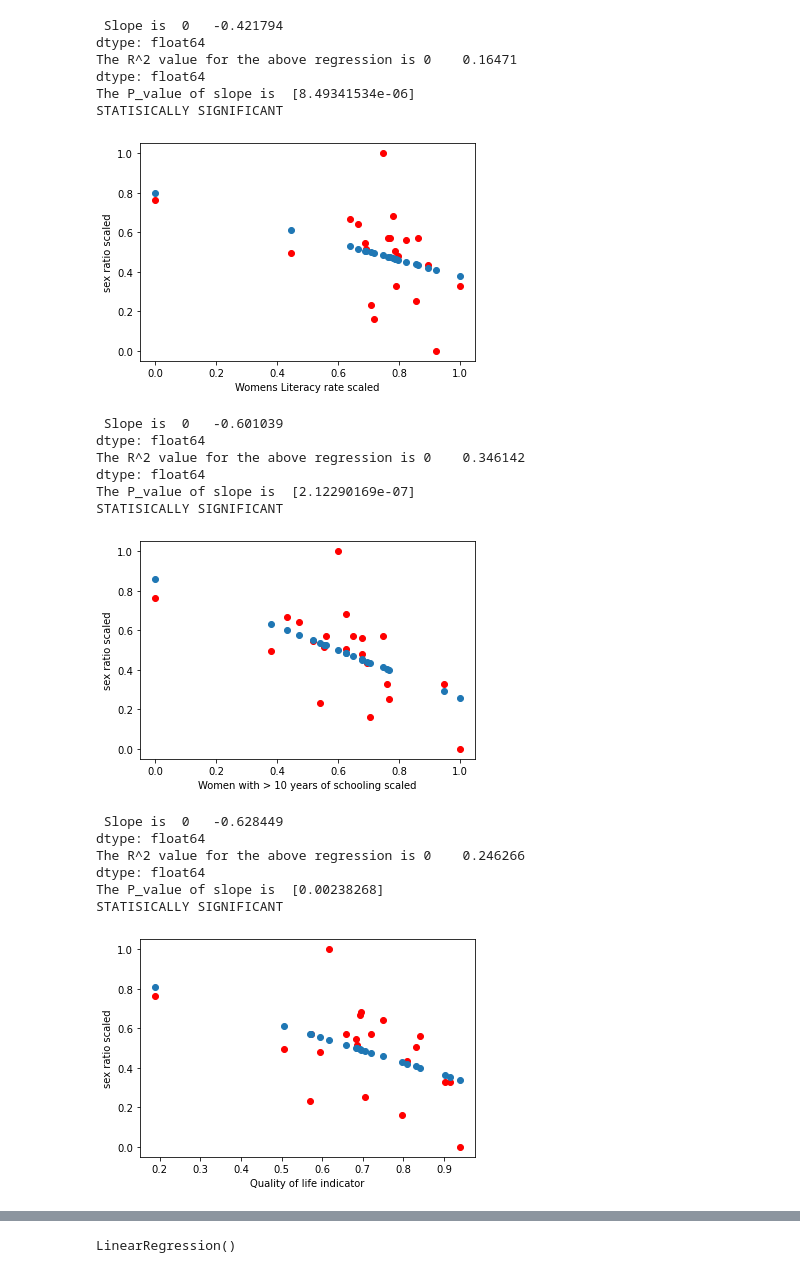
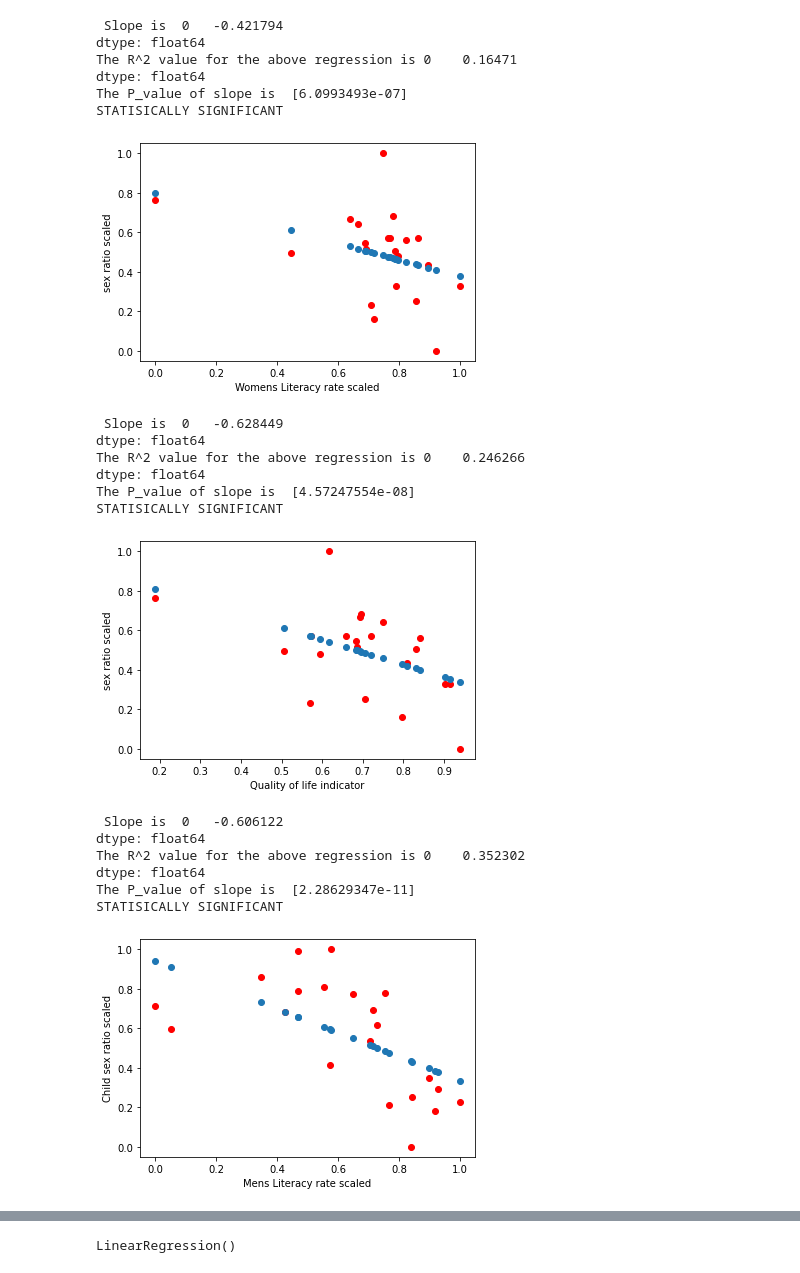
Before and after one commit to ML-NOOB/Project-on-sex-ratio, a Jupyter notebook: sex_ratio_Haryana.ipynb, the cells around one changed output, grey strips where cells are left out. Drawn from its saved outputs; the diff is of its cells as text; code cells hidden in the pictures.

```diff
--- a/sex_ratio_Haryana.ipynb
+++ b/sex_ratio_Haryana.ipynb
@@ -85,6 +85,8 @@ def regressions(pd1 , pd2, x,y):
     R2 = 1- R2
     print(" Slope is ", slope)
     print("The R^2 value for the above regression is",R2)
+    file_name = (str('%.3f'%slope[0])+'.png')
+    #plt.savefig(file_name)
     bootstrap(data1,data2,slope)
 # %%
 def bootstrap(x,y,slope):
@@ -122,19 +124,9 @@ regressions(Scale_df['Womens Literacy rate scaled'].values, Scale_df['sex ratio
 dtype: float64
 The R^2 value for the above regression is 0    0.16471
 dtype: float64
-The P_value of slope is  [8.49341534e-06]
+The P_value of slope is  [6.0993493e-07]
 STATISICALLY SIGNIFICANT
 [figure]
-# %%
-regressions(Scale_df['Women with > 10 years of schooling scaled'].values, Scale_df['sex ratio scaled'].values,'Women with > 10 years of schooling scaled','sex ratio scaled')
-# %% [output]
- Slope is  0   -0.601039
-dtype: float64
-The R^2 value for the above regression is 0    0.346142
-dtype: float64
-The P_value of slope is  [2.12290169e-07]
-STATISICALLY SIGNIFICANT
-[figure, removed]
 # %%
 regressions(Scale_df['Quality of life indicator'].values, Scale_df['sex ratio scaled'].values,'Quality of life indicator','sex ratio scaled')
 # %% [output]
@@ -142,6 +134,16 @@ regressions(Scale_df['Quality of life indicator'].values, Scale_df['sex ratio sc
 dtype: float64
 The R^2 value for the above regression is 0    0.246266
 dtype: float64
-The P_value of slope is  [0.00238268]
+The P_value of slope is  [4.57247554e-08]
 STATISICALLY SIGNIFICANT
 [figure]
+# %%
+regressions(Scale_df['Mens Literacy rate scaled'].values, Scale_df['Child sex ratio scaled'].values,'Mens Literacy rate scaled','Child sex ratio scaled')
+# %% [output]
+ Slope is  0   -0.606122
+dtype: float64
+The R^2 value for the above regression is 0    0.352302
+dtype: float64
+The P_value of slope is  [2.28629347e-11]
+STATISICALLY SIGNIFICANT
+[figure, added]
```
Also changed, not shown: parts of 3 cells of this notebook.
